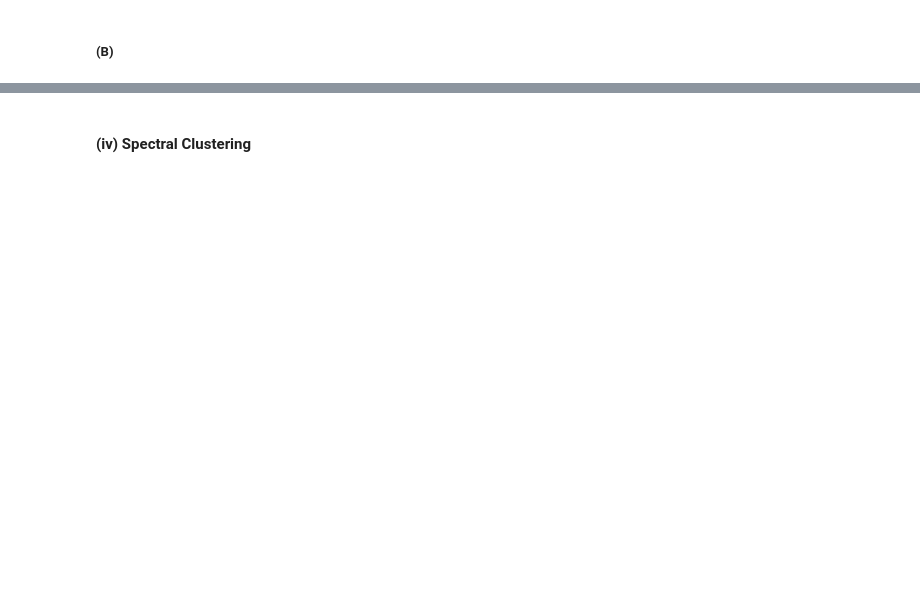
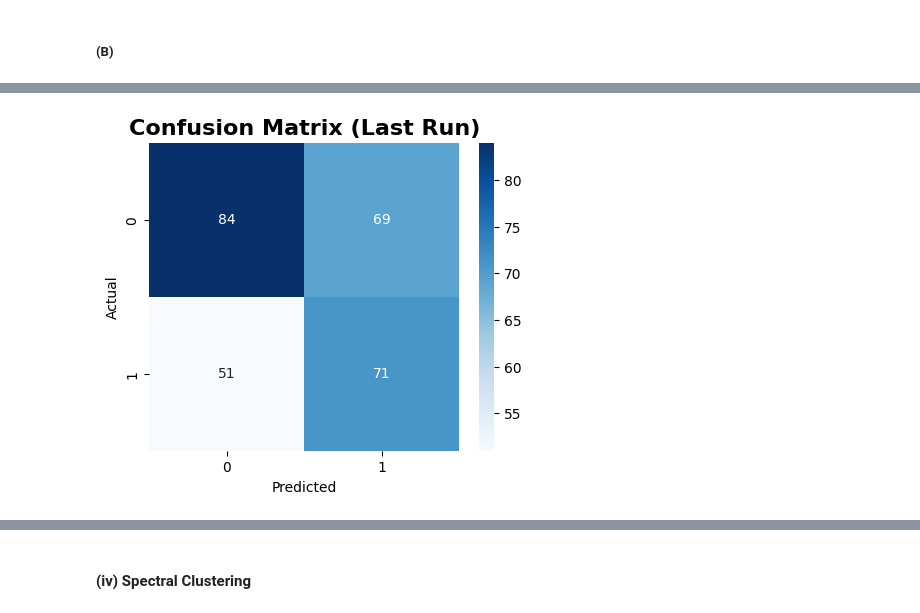
Before and after one commit to MONA100421/DSCI552_Supervised-Semi-Supervised-Active-Learning, a Jupyter notebook: notebook/Weng_Chenyi_HW8.ipynb, the cells around one changed output, grey strips where cells are left out. Cells and saved outputs as stored; diff of their text form; code cells hidden in the pictures; blank space fills up the shorter version.

```diff
--- a/notebook/Weng_Chenyi_HW8.ipynb
+++ b/notebook/Weng_Chenyi_HW8.ipynb
@@ -30,0 +620,82 @@ Import packages
+# %%
+import numpy as np
+import matplotlib.pyplot as plt
+from sklearn.cluster import KMeans
+from sklearn.metrics import (
+    accuracy_score, precision_score, recall_score, f1_score,
+    confusion_matrix, roc_auc_score, roc_curve
+)
+from scipy.special import softmax
+import seaborn as sns
+
+# === Parameters ===
+M = 10  # number of repeated runs
+POSITIVE_CLASS = 1
+
+# === Storage for metrics ===
+accs, precs, recalls, f1s, aucs = [], [], [], [], []
+
+# === Run M times ===
+for seed in range(M):
+    # Step 1: Train KMeans
+    kmeans = KMeans(n_clusters=2, init='k-means++', n_init=10, random_state=seed)
+    kmeans.fit(X_train_scaled)
+    centers = kmeans.cluster_centers_
+
+    # Step 2: Map cluster labels to true labels using training data
+    train_preds = kmeans.predict(X_train_scaled)
+    label_map = {}
+    for cluster_id in np.unique(train_preds):
+        true_labels = y_train[train_preds == cluster_id]
+        majority_label = np.bincount(true_labels).argmax()
+        label_map[cluster_id] = majority_label
+
+    # Step 3: Predict test data by nearest center
+    dists = np.linalg.norm(X_test_scaled[:, np.newaxis] - centers, axis=2)
+    cluster_preds = np.argmin(dists, axis=1)
+    label_preds = np.vectorize(label_map.get)(cluster_preds)
+
+    # Step 4: Softmax probability for ROC/AUC
+    probs = softmax(-dists, axis=1)[:, POSITIVE_CLASS]
+
+    # Step 5: Evaluate
+    accs.append(accuracy_score(y_test, label_preds))
+    precs.append(precision_score(y_test, label_preds))
+    recalls.append(recall_score(y_test, label_preds))
+    f1s.append(f1_score(y_test, label_preds))
+    aucs.append(roc_auc_score(y_test, probs))
+
+    # Save final run results for confusion matrix & ROC
+    if seed == M - 1:
+        final_preds = label_preds
+        final_probs = probs
+
+# === Report average metrics ===
+print(f"Average Performance over {M} runs (Positive class = {POSITIVE_CLASS}):")
+print(f"Accuracy:  {np.mean(accs):.4f}")
+print(f"Precision: {np.mean(precs):.4f}")
+print(f"Recall:    {np.mean(recalls):.4f}")
+print(f"F1-score:  {np.mean(f1s):.4f}")
+print(f"AUC:       {np.mean(aucs):.4f}")
+
+# === Plot confusion matrix (last run) ===
+cm = confusion_matrix(y_test, final_preds)
+plt.figure(figsize=(5, 4))
+sns.heatmap(cm, annot=True, fmt='d', cmap='Blues')
+plt.title("Confusion Matrix (Last Run)", fontsize=16, fontweight="bold")
+plt.xlabel("Predicted")
+plt.ylabel("Actual")
+plt.show()
+
+# === Plot ROC curve (last run) ===
+fpr, tpr, _ = roc_curve(y_test, final_probs)
+plt.figure()
+plt.plot(fpr, tpr, label=f"AUC = {roc_auc_score(y_test, final_probs):.4f}")
+plt.plot([0, 1], [0, 1], 'k--')
+plt.title("ROC Curve (Last Run)", fontsize=16, fontweight="bold")
+plt.xlabel("False Positive Rate")
+plt.ylabel("True Positive Rate")
+plt.legend()
+plt.grid(True)
+plt.show()
+# %% [output]
@@ -30,0 +708 @@ Import packages
+[figure, added]
```
Also changed, not shown: parts of 26 cells of this notebook.
